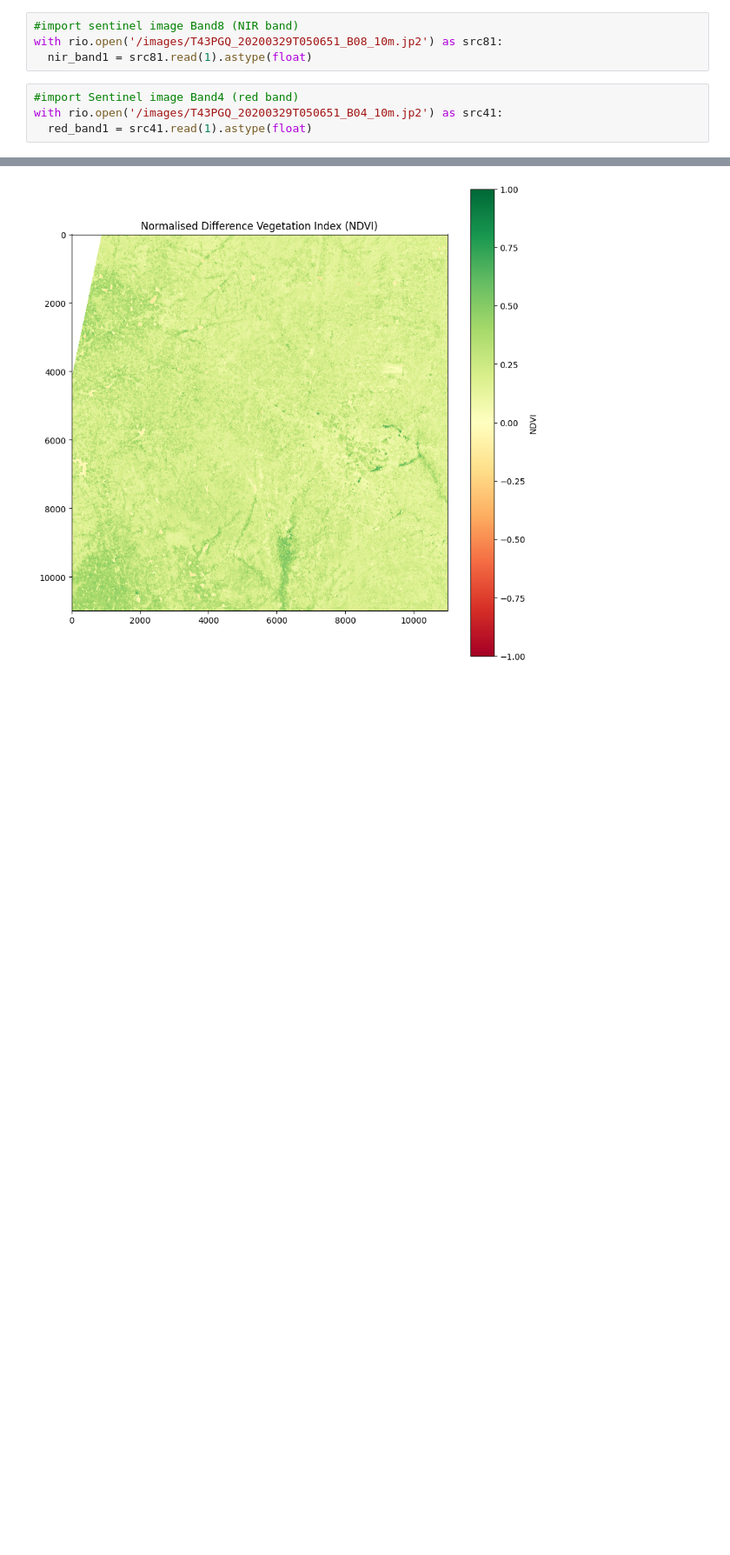
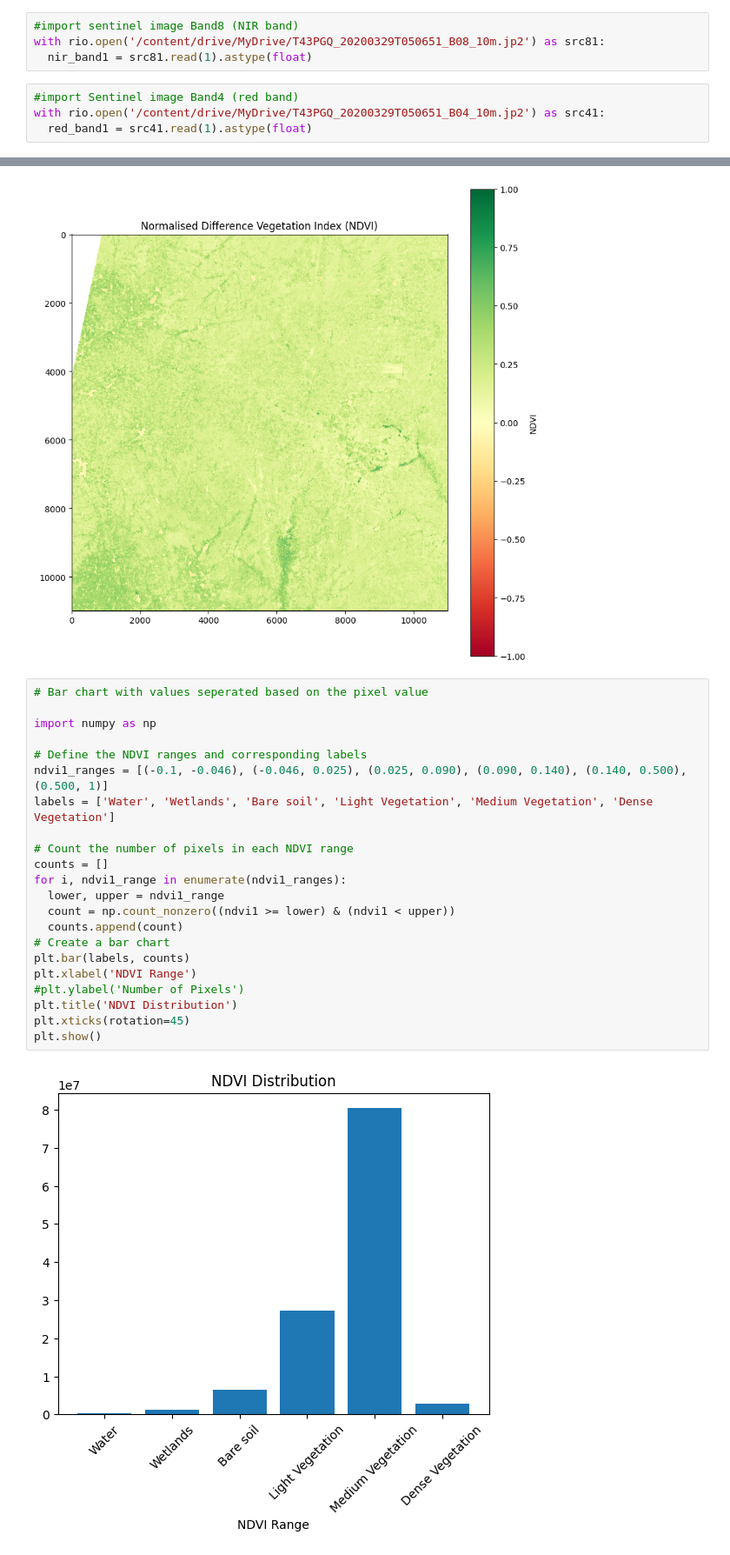
Before and after one commit to rojaa004/Lead-Scoring-Case-Study, a Jupyter notebook: NDVI_SMI.ipynb, the cells around one changed output, grey strips where cells are left out. Shown at 87% size. Saved outputs shown, nothing was run; the diff lists cells and outputs as text; blank space fills up the shorter version.

```diff
--- a/NDVI_SMI.ipynb
+++ b/NDVI_SMI.ipynb
@@ -71,11 +100,11 @@ Vegetation percentage: 37.62553497616489
 Water percentage: 62.3744650238351
 # %%
 #import sentinel image Band8 (NIR band)
-with rio.open('/images/T43PGQ_20200329T050651_B08_10m.jp2') as src81:
+with rio.open('/content/drive/MyDrive/T43PGQ_20200329T050651_B08_10m.jp2') as src81:
   nir_band1 = src81.read(1).astype(float)
 # %%
 #import Sentinel image Band4 (red band)
-with rio.open('/images/T43PGQ_20200329T050651_B04_10m.jp2') as src41:
+with rio.open('/content/drive/MyDrive/T43PGQ_20200329T050651_B04_10m.jp2') as src41:
   red_band1 = src41.read(1).astype(float)
 # %%
 #Calculate NDVI
@@ -89,3 +118,27 @@ plt.title('Normalised Difference Vegetation Index (NDVI)')
 plt.show()
 # %% [output]
 [figure]
+# %%
+# Bar chart with values seperated based on the pixel value
+
+import numpy as np
+
+# Define the NDVI ranges and corresponding labels
+ndvi1_ranges = [(-0.1, -0.046), (-0.046, 0.025), (0.025, 0.090), (0.090, 0.140), (0.140, 0.500), (0.500, 1)]
+labels = ['Water', 'Wetlands', 'Bare soil', 'Light Vegetation', 'Medium Vegetation', 'Dense Vegetation']
+
+# Count the number of pixels in each NDVI range
+counts = []
+for i, ndvi1_range in enumerate(ndvi1_ranges):
+  lower, upper = ndvi1_range
+  count = np.count_nonzero((ndvi1 >= lower) & (ndvi1 < upper))
+  counts.append(count)
+# Create a bar chart
+plt.bar(labels, counts)
+plt.xlabel('NDVI Range')
+#plt.ylabel('Number of Pixels')
+plt.title('NDVI Distribution')
+plt.xticks(rotation=45)
+plt.show()
+# %% [output]
+[figure, added]
```
Also changed, not shown: parts of 7 cells of this notebook.
